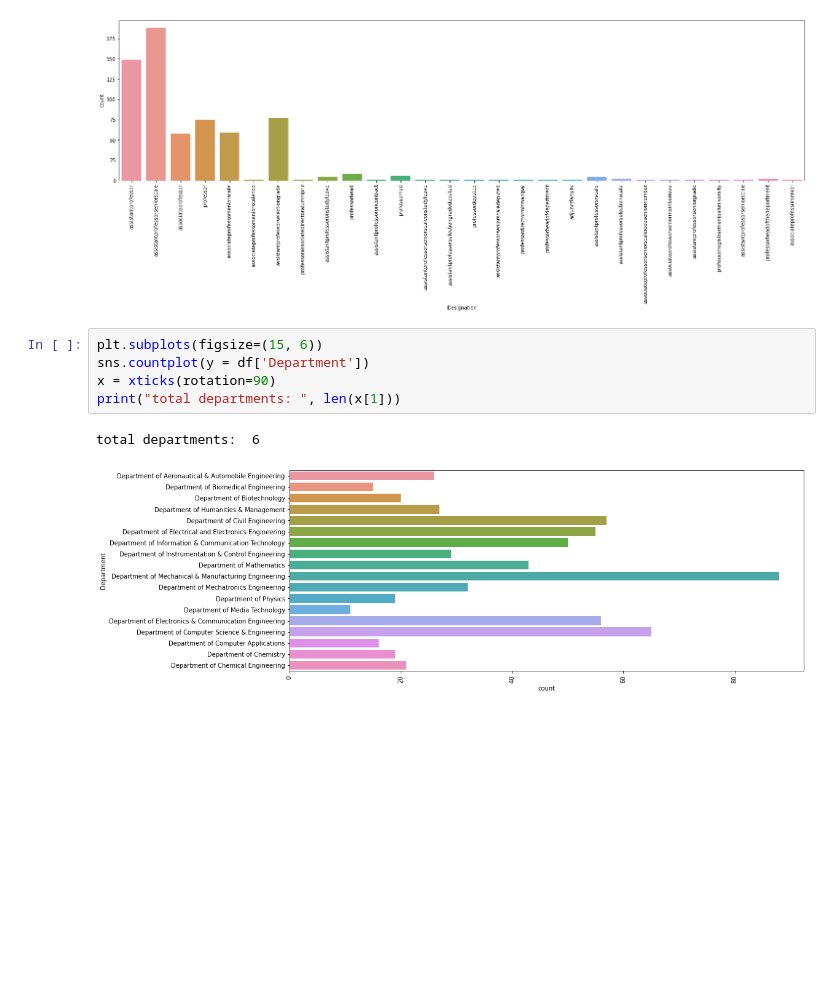
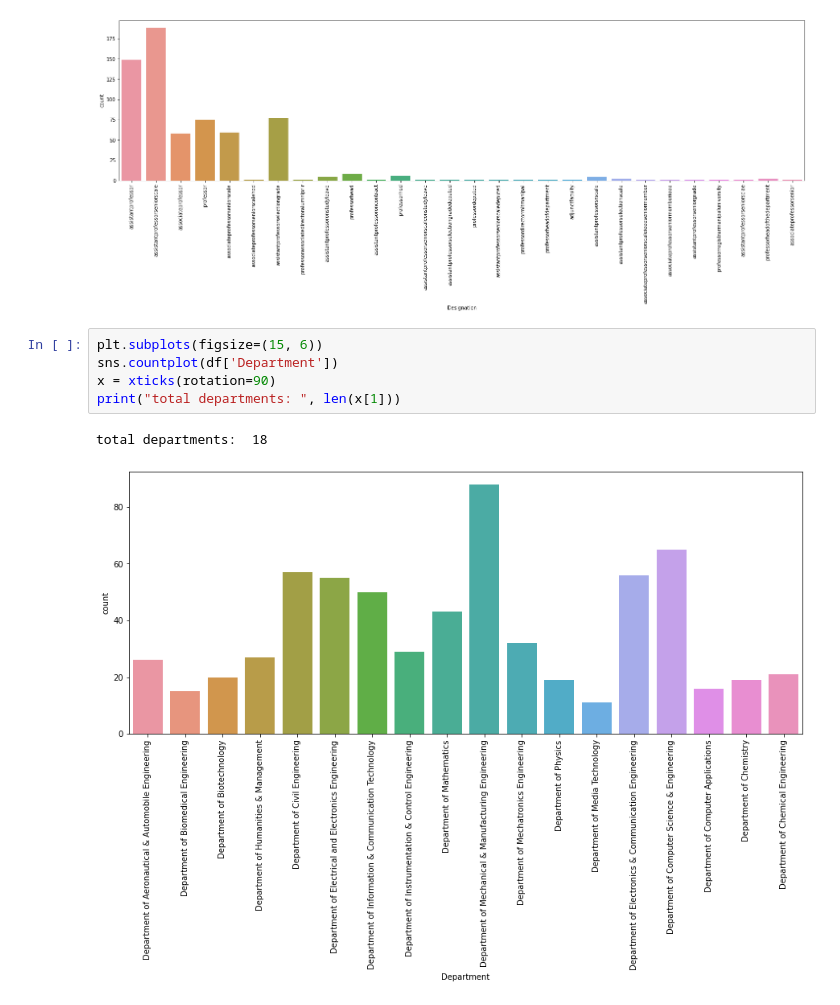
Before and after one commit to dhanusrikar/CarmelSolutions_Internship, a Jupyter notebook: mit_faculty_data_viz.ipynb, the cells around one changed output. Cells and saved outputs as stored; diff of their text form; blank space fills up the shorter version.

Commit message:
graphs updates

```diff
--- a/mit_faculty_data_viz.ipynb
+++ b/mit_faculty_data_viz.ipynb
@@ -174,9 +174,9 @@ x = xticks(rotation =90)
 [figure]
 # %%
 plt.subplots(figsize=(15, 6))
-sns.countplot(y = df['Department'])
+sns.countplot(df['Department'])
 x = xticks(rotation=90)
 print("total departments: ", len(x[1]))
 # %% [output]
-total departments:  6
+total departments:  18
-[figure, old version]
+[figure, new version]
```
Also changed, not shown: parts of 2 cells of this notebook.
